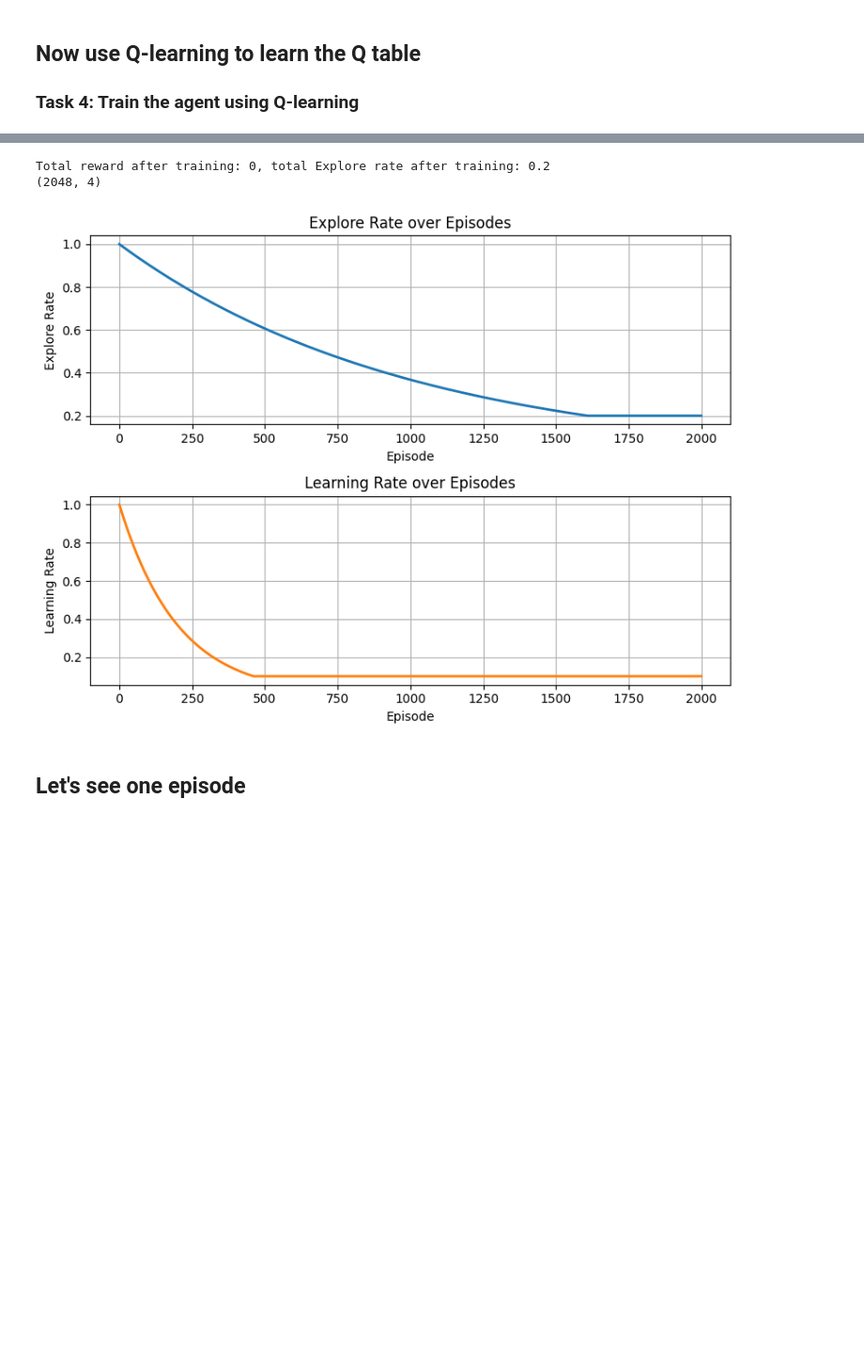
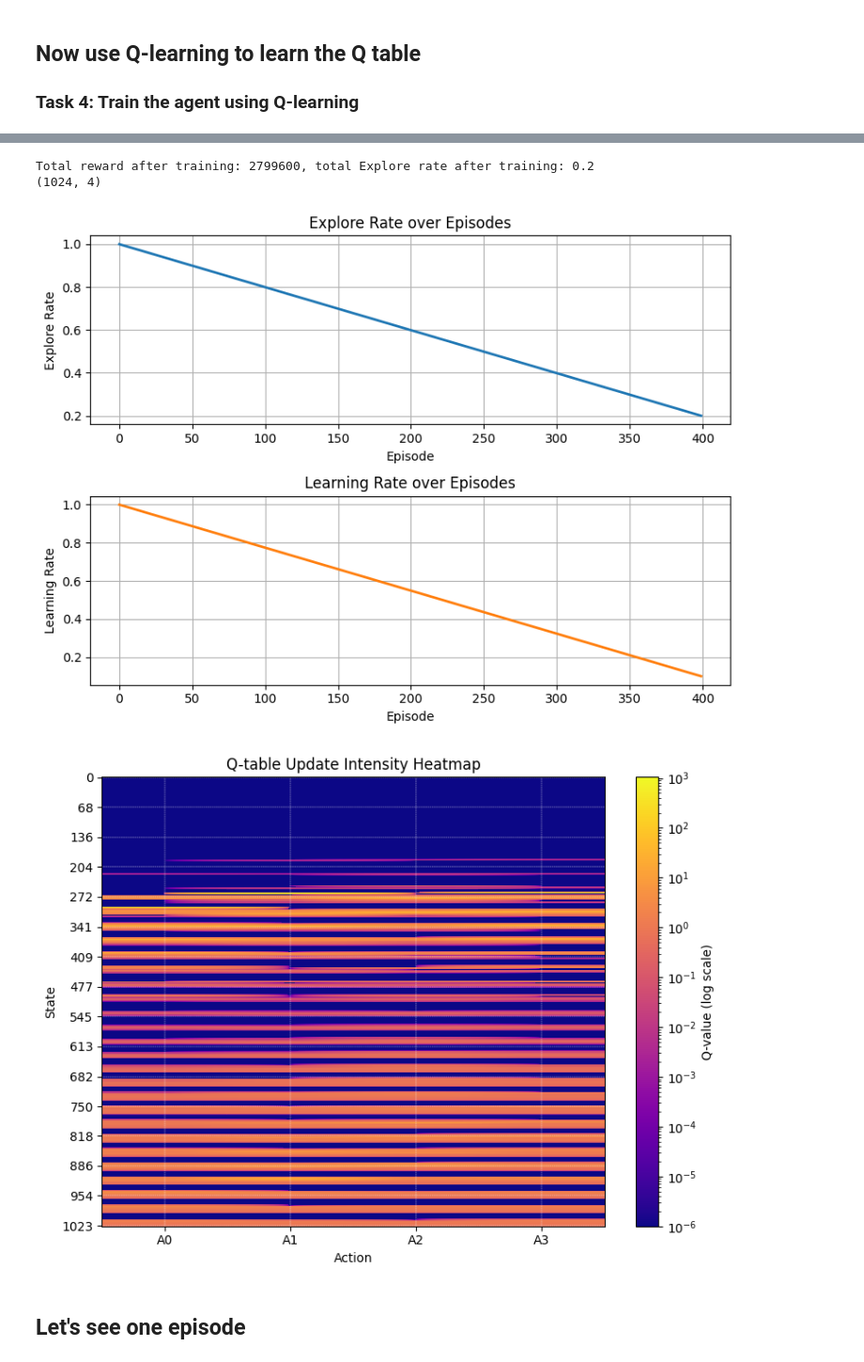
Before and after one commit to joonseren/TDT4172-Introduction-to-Machine-Learning, a Jupyter notebook: Assignment3/Project3_RL.ipynb, the cells around one changed output, grey strips where cells are left out. Shown at 94% size. Drawn from its saved outputs; the diff is of its cells as text; code cells hidden in the pictures; blank space fills up the shorter version.

```diff
--- a/Assignment3/Project3_RL.ipynb
+++ b/Assignment3/Project3_RL.ipynb
@@ -987,20 +988,24 @@ Number of possible actions: 4
 
 
 # Explore Rate Decay Function, Converges to MIN_EXPLORE_RATE
-def update_explore_rate(episode, MIN_EXPLORE_RATE):
+def update_explore_rate(episode, MIN_EXPLORE_RATE, num_episodes):
     # this function should return updated explore_rate
 	# YOUR CODE GOES HERE
-    epsilon = np.exp(-0.001*episode)
+    if num_episodes <= 1: return MIN_EXPLORE_RATE
+    k = episode/(num_episodes - 1)
+    epsilon = 1 - (1 - MIN_EXPLORE_RATE)*k
     return max(MIN_EXPLORE_RATE, epsilon)
 
 
 
 
 # Learning Rate Decay Function, Converges to MIN_LEARNING_RATE
-def update_learning_rate(episode, MIN_LEARNING_RATE):
+def update_learning_rate(episode, MIN_LEARNING_RATE, num_episodes):
     # this function should return updated learning_rate
 	# YOUR CODE GOES HERE
-    alpha = np.exp(-0.005*episode)
+    if num_episodes <= 1: return MIN_LEARNING_RATE
+    k = episode/(num_episodes - 1)
+    alpha = 1 - (1 - MIN_LEARNING_RATE)*k
     return max(MIN_LEARNING_RATE, alpha)
 
 
@@ -1012,6 +1017,13 @@ def update_action(env, state, explore_rate, Q):
         return env.action_space.sample()
     else:
         return np.argmax(Q[state])
+
+def update_action(env, state, explore_rate, Q):
+    q = np.nan_to_num(Q[state], nan=-1e9)
+    T = np.clip(0.05 + 1.45 * explore_rate, 0.05, 1.5)
+    z = np.exp((q - np.max(q)) / T)
+    p = z / z.sum() if z.sum() > 0 else np.ones_like(q) / len(q)
+    return int(np.random.choice(len(q), p=p))
 # %% [markdown]
 ### Task 3: Play with Hyperparameters
 # %%
@@ -1020,10 +1032,10 @@ def update_action(env, state, explore_rate, Q):
 # YOUR CODE GOES HERE (set the values below)
 
 GAMMA_test = 0.9
-NUM_EPISODES_test = 2000
+NUM_EPISODES_test = 400
 MIN_EXPLORE_RATE_test = 0.2
 MIN_LEARNING_RATE_test = 0.1
-STEP_SIZE_TEST = 45
+STEP_SIZE_TEST = 500
 # Depending on your parameters for the toy environment, using the same parameters here could work fine
 # if they are not working, you may want to set them to different values here
 # %% [markdown]
@@ -1093,42 +1093,43 @@ Final Q values:  [[0. 0. 0. 0.]
 # %%
+# analysis plots
 print(f"Total reward after training: {total_reward}, total Explore rate after training: {explore_rate}")
 print(Q_test.shape)
 
 episodes = range(len(explore_rate_cum))
 
 plt.figure(figsize=(8, 6))
-
-# --- Explore Rate ---
 plt.subplot(2, 1, 1)
 plt.plot(episodes, explore_rate_cum, color='tab:blue', linewidth=2)
 plt.title('Explore Rate over Episodes')
 plt.xlabel('Episode')
 plt.ylabel('Explore Rate')
 plt.grid(True)
 
-# --- Learning Rate ---
 plt.subplot(2, 1, 2)
 plt.plot(episodes, learning_rate_cum, color='tab:orange', linewidth=2)
 plt.title('Learning Rate over Episodes')
 plt.xlabel('Episode')
 plt.ylabel('Learning Rate')
 plt.grid(True)
-
 plt.tight_layout()
 plt.show()
 
 
 plt.figure(figsize=(8, 6))
-plt.imshow(Q_test, cmap='viridis', aspect='auto')
-plt.colorbar(label='Q-value')
-plt.title('Q-table Heatmap')
+plt.imshow(Q_test + 1e-6, cmap='plasma', aspect='auto', norm=LogNorm())
+plt.xticks(np.arange(Q_test.shape[1]), labels=[f"A{i}" for i in range(Q_test.shape[1])])
+plt.yticks(np.linspace(0, Q_test.shape[0]-1, 16, dtype=int))
+plt.grid(which='both', color='white', linestyle='--', linewidth=0.3)
+plt.colorbar(label='Q-value (log scale)')
+plt.title('Q-table Update Intensity Heatmap')
 plt.xlabel('Action')
 plt.ylabel('State')
 plt.tight_layout()
 plt.show()
 # %% [output]
-Total reward after training: 0, total Explore rate after training: 0.2
-(2048, 4)
+Total reward after training: 2799600, total Explore rate after training: 0.2
+(1024, 4)
-[figure, old version]
+[figure, new version]
+[figure, added]
 # %% [markdown]
 ## Let's see one episode
```
Also changed, not shown: parts of 11 cells of this notebook, 1 other file.
